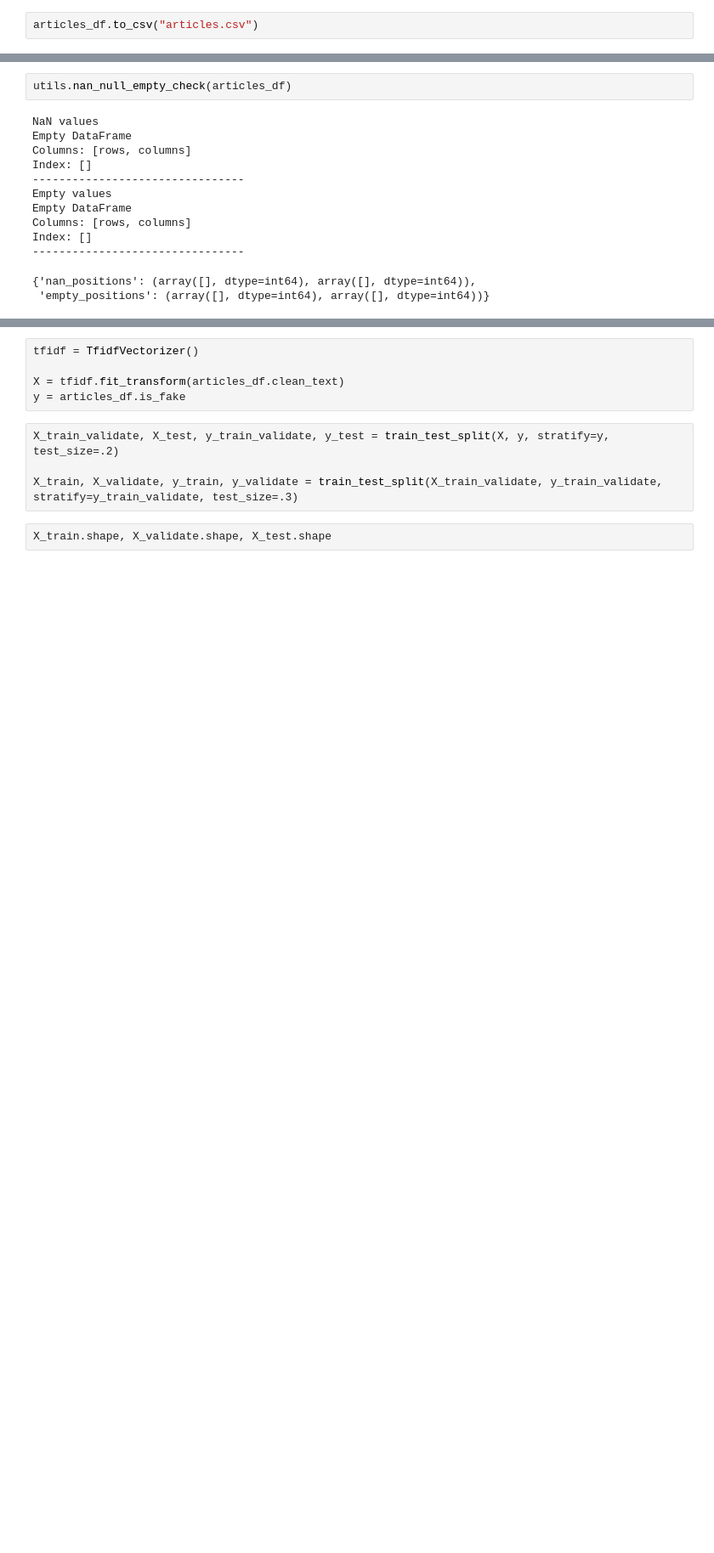
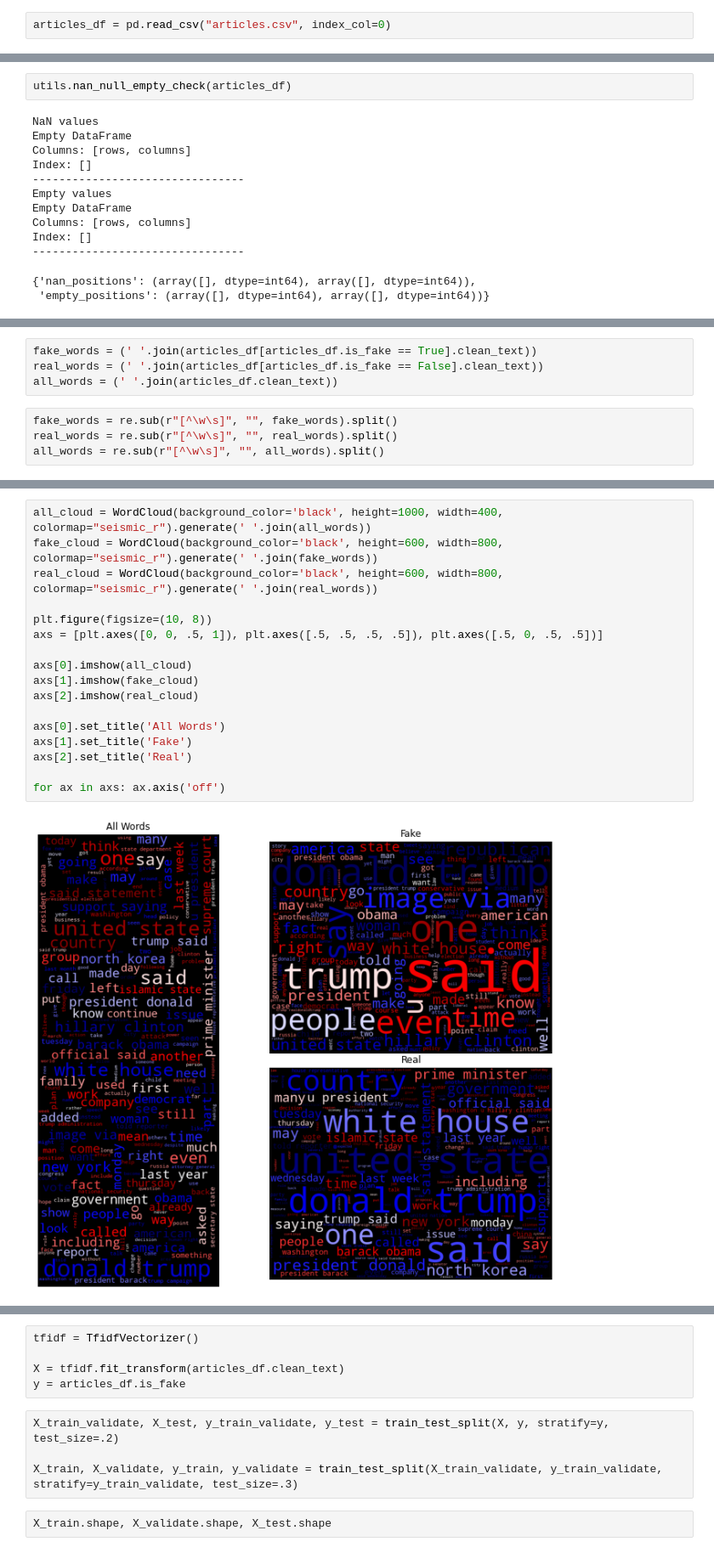
Before and after one commit to Fake-News-Capstone/fake_news_capstone, a Jupyter notebook: fake_news_capstone.ipynb, the cells around one changed output, grey strips where cells are left out. Shown at 85% size. Drawn from its saved outputs; the diff is of its cells as text; blank space fills up the shorter version.

```diff
--- a/fake_news_capstone.ipynb
+++ b/fake_news_capstone.ipynb
@@ -20,5 +30,5 @@ articles_df = wrangle_articles()
 # %%
-articles_df.to_csv("articles.csv")
+articles_df = pd.read_csv("articles.csv", index_col=0)
 # %%
 articles_df.head(5)
 # %% [output]
@@ -49,0 +79,8 @@ Index: []
+# %%
+fake_words = (' '.join(articles_df[articles_df.is_fake == True].clean_text))
+real_words = (' '.join(articles_df[articles_df.is_fake == False].clean_text))
+all_words = (' '.join(articles_df.clean_text))
+# %%
+fake_words = re.sub(r"[^\w\s]", "", fake_words).split()
+real_words = re.sub(r"[^\w\s]", "", real_words).split()
+all_words = re.sub(r"[^\w\s]", "", all_words).split()
@@ -49,0 +277,19 @@ Index: []
+# %%
+all_cloud = WordCloud(background_color='black', height=1000, width=400, colormap="seismic_r").generate(' '.join(all_words))
+fake_cloud = WordCloud(background_color='black', height=600, width=800, colormap="seismic_r").generate(' '.join(fake_words))
+real_cloud = WordCloud(background_color='black', height=600, width=800, colormap="seismic_r").generate(' '.join(real_words))
+
+plt.figure(figsize=(10, 8))
+axs = [plt.axes([0, 0, .5, 1]), plt.axes([.5, .5, .5, .5]), plt.axes([.5, 0, .5, .5])]
+
+axs[0].imshow(all_cloud)
+axs[1].imshow(fake_cloud)
+axs[2].imshow(real_cloud)
+
+axs[0].set_title('All Words')
+axs[1].set_title('Fake')
+axs[2].set_title('Real')
+
+for ax in axs: ax.axis('off')
+# %% [output]
+[figure, added]
```
Also changed, not shown: parts of 39 cells of this notebook.
